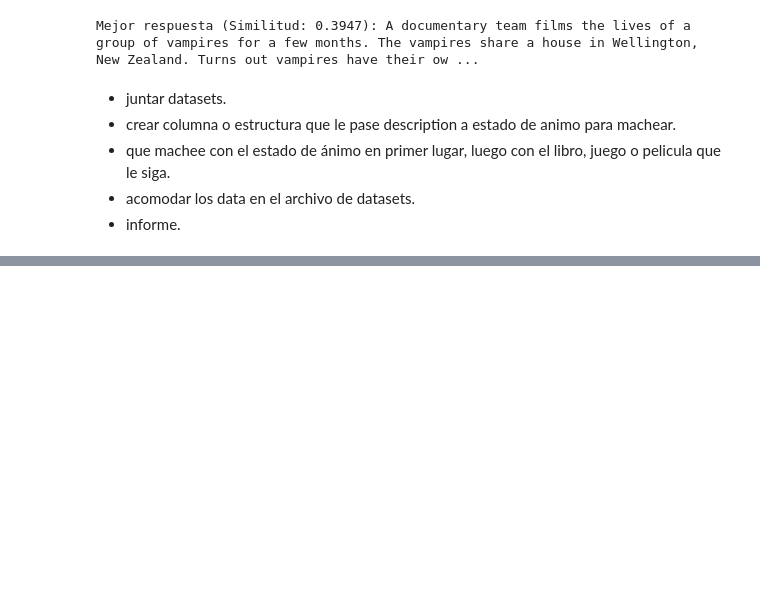
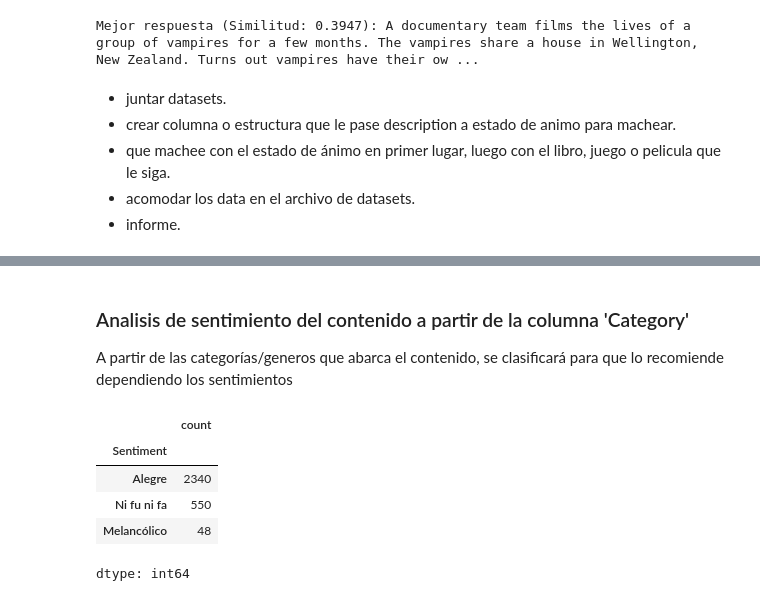
Before and after one commit to bpace1/NLP-TP1, a Jupyter notebook: NLP_TP1_model.ipynb, the cells around one changed output, grey strips where cells are left out. Drawn from its saved outputs; the diff is of its cells as text; code cells hidden in the pictures; blank space fills up the shorter version.

```diff
--- a/NLP_TP1_model.ipynb
+++ b/NLP_TP1_model.ipynb
@@ -551,0 +360,5 @@ Mejor respuesta (Similitud: 0.3947): A documentary team films the lives of a gro
+# %% [markdown]
+
+### Analisis de sentimiento del contenido a partir de la columna 'Category'
+
+A partir de las categorías/generos que abarca el contenido, se clasificará para que lo recomiende dependiendo los sentimientos
@@ -551,0 +369,9 @@ Mejor respuesta (Similitud: 0.3947): A documentary team films the lives of a gro
+# %%
+df_labeled['Sentiment'].value_counts()
+# %% [output]
+|  | count |
+| Sentiment |  |
+| Alegre | 2340 |
+| Ni fu ni fa | 550 |
+| Melancólico | 48 |
+dtype: int64
```
Also changed, not shown: parts of 83 cells of this notebook.
